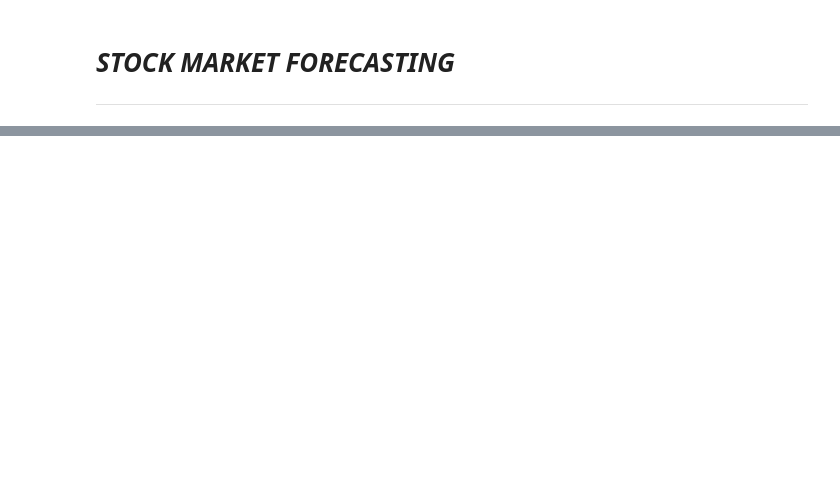
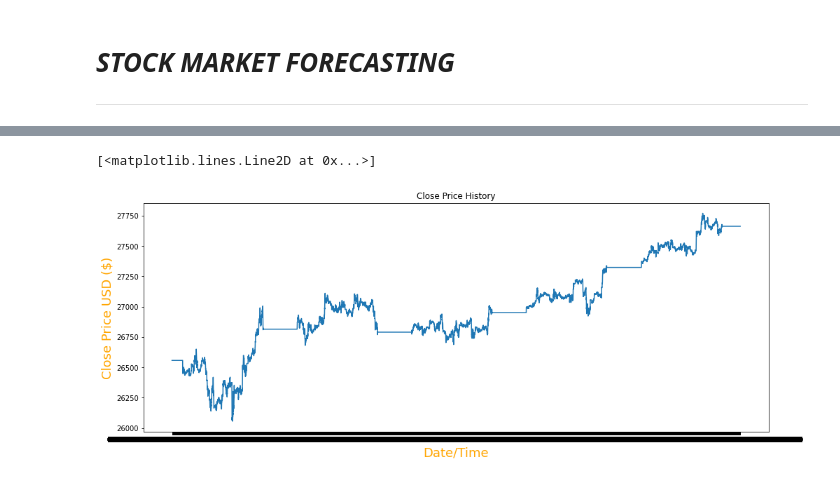
Before and after one commit to RK-1707/Stock-market-forecasting, a Jupyter notebook: stock_market_pred.ipynb, the cells around one changed output, grey strips where cells are left out. Drawn from its saved outputs; the diff is of its cells as text; code cells hidden in the pictures; blank space fills up the shorter version.

```diff
--- a/stock_market_pred.ipynb
+++ b/stock_market_pred.ipynb
@@ -14,6 +14,6 @@ from keras.layers import *
 from sklearn.preprocessing import MinMaxScaler
 from sklearn.metrics import mean_squared_error
 # %%
-df_exe=pd.read_csv("US30_5M.csv")
+df_exe=pd.read_excel("US30_tiny.xlsx")
 print(df_exe.shape)
 df_exe.head(5)
@@ -22,9 +30,12 @@ df1=df_exe.reset_index()['Open']
 # %%
 #Visualize the closing price history
 plt.figure(figsize=(16,6))
 plt.title('Close Price History')
 plt.xlabel('Date/Time',fontsize=18,color="orange")
 plt.ylabel('Close Price USD ($)',fontsize=18,color="orange")
-plt.plot(df_exe['Local time'],df_exe['Open'])
+plt.plot(df_exe['Local time'],df_exe['Close'])
+# %% [output]
+[<matplotlib.lines.Line2D at 0x...>]
+[figure, added]
 # %%
 scaler=MinMaxScaler(feature_range=(0,1))
```
Also changed, not shown: parts of 11 cells of this notebook.
